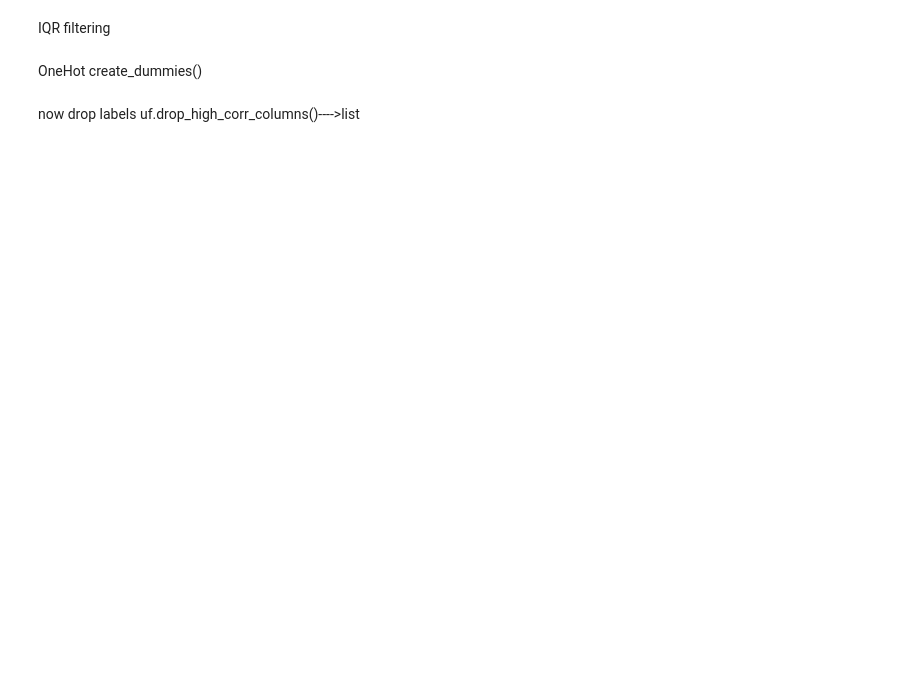
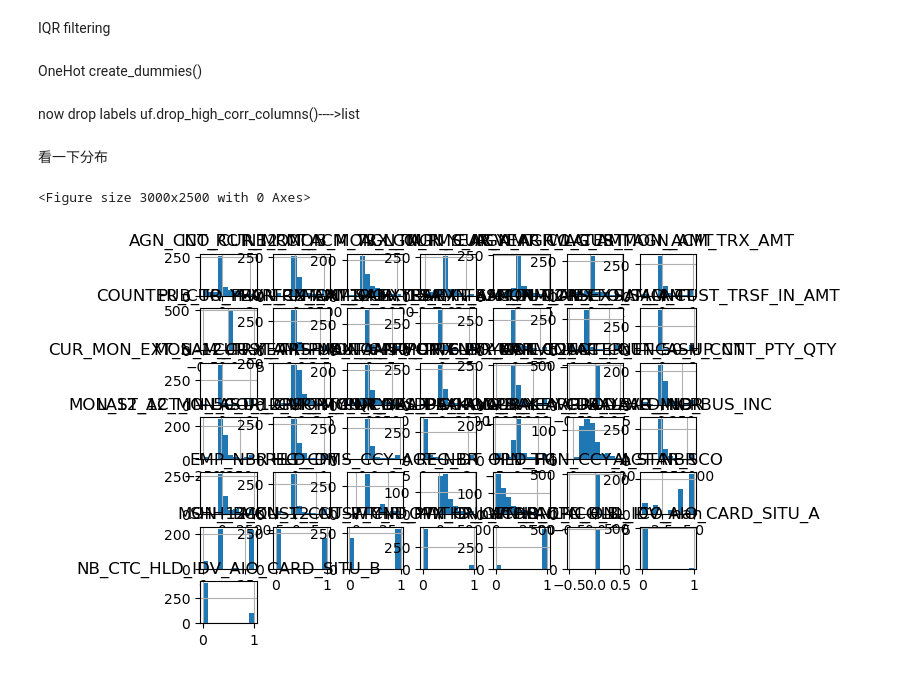
Before and after one commit to fyq163/CMB_match, a Jupyter notebook: stage3.ipynb, the cells around one changed output. Saved outputs shown, nothing was run; the diff lists cells and outputs as text; code cells hidden in the pictures; blank space fills up the shorter version.

```diff
--- a/stage3.ipynb
+++ b/stage3.ipynb
@@ -1,7 +14,7 @@
 # %%
 import pandas as pd
 import useful_functions as uf
-path_fill = 'data/2022/filled_trian.csv'
-df_train = pd.read_csv('data/2022/train.csv', index_col=0).head(500)
-df_train_filled = pd.read_csv(path_fill, index_col=0).head(500)
-y_sample_500 = df_train_filled['LABEL']
+import autokeras as ak
+df_train = pd.read_csv(path_raw_train).head(500)
+df_train_filled = pd.read_csv(path_fill,index_col=0).head(500)
+df_test_A = pd.read_csv(path_A)
@@ -50,3 +32,5 @@ def IQR_filtering(df,U=0.88,L=0.22):
+# %%
+IQR_filtering = uf.IQR_filtering
 # %% [markdown]
 IQR filtering
 # %%
@@ -58,3 +42,35 @@ df_train_filled=uf.create_dummies(df_train_filled)
 # %% [markdown]
 now drop labels
 uf.drop_high_corr_columns()---->list
+# %%
+x_sample = df_train_filled.drop(['CUST_UID'], axis=1)
+x_sample.sample(frac=1).reset_index(drop=True)
+y_sample = x_sample.LABEL
+x_sample = x_sample.drop(['LABEL'], axis=1)
+# %%
+drop_col = uf.drop_high_corr_columns(df_train, x_sample)
+x_sample=x_sample.drop(drop_col, axis=1)
+# %% [markdown]
+看一下分布
+# %%
+# 导入必要的库
+import matplotlib.pyplot as plt
+
+# 创建一个示例dataframe
+df = pd.DataFrame({'A': [1, 2, 3, 4, 5], 'B': [6, 7, 8, 9, 10], 'C': [11, 12, 13, 14, 15]})
+
+# 调整图形大小
+plt.figure(figsize=(30, 25))
+
+# 绘制每一列的直方图
+x_sample.iloc[:, :43].hist(legend=None)
+
+
+# 调整子图之间的间距
+plt.tight_layout()
+
+# 显示图形
+plt.show()
+# %% [output]
+<Figure size 3000x2500 with 0 Axes>
+[figure, added]
```
Also changed, not shown: parts of 7 cells of this notebook, 25 other files.
